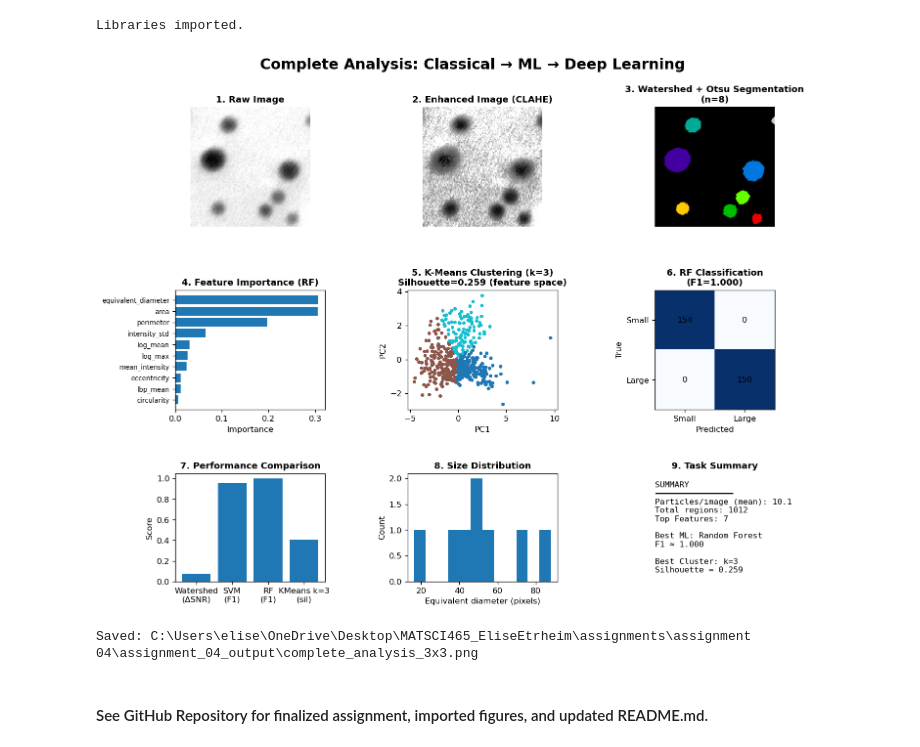
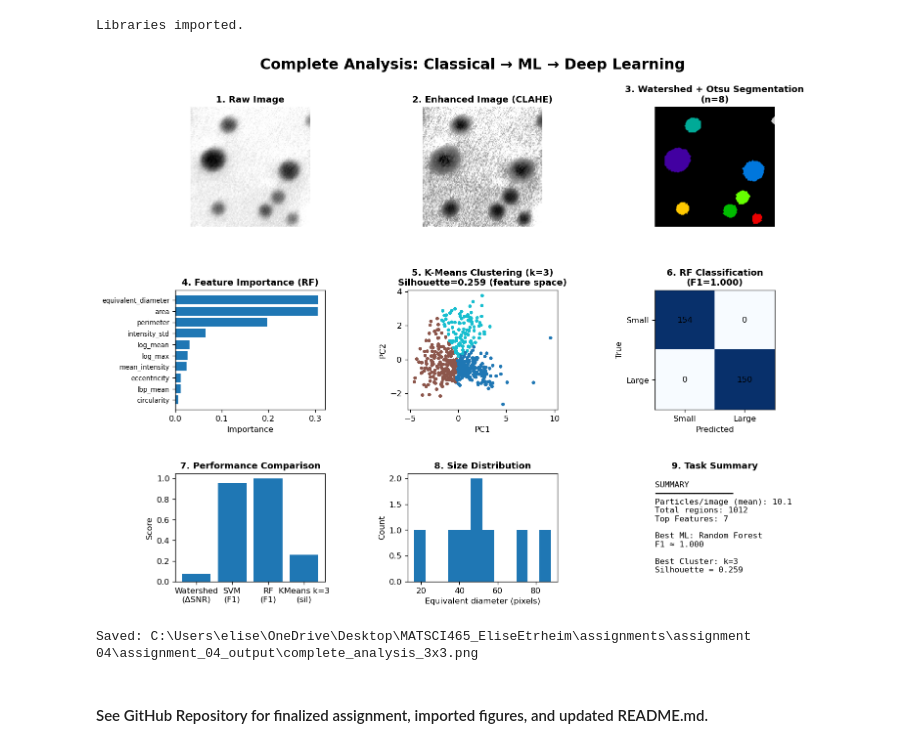
Before and after one commit to eliseetrheim/MSE465_EliseEtrheim, a Jupyter notebook: assignments/assignment 04/assignment_04_final.ipynb, the cells around one changed output. Saved outputs shown, nothing was run; the diff lists cells and outputs as text; code cells hidden in the pictures.

```diff
--- a/assignments/assignment 04/assignment_04_final.ipynb
+++ b/assignments/assignment 04/assignment_04_final.ipynb
@@ -1699,13 +1746,14 @@ plot_confusion_ax(
     y_test,
     y_pred_rf,
     title=f"6. RF Classification\n(F1={rf_f1_val:.3f})",
-    class_names=("Small", "Large"),   # matches your Task 2 labels
+    class_names=("Small", "Large"),   # matches Task 2 labels
     show_colorbar=False
 )
 
 # 7) Performance comparison
 ax7 = fig.add_subplot(gs[2, 0])
 labels_perf = ["Watershed\n(ΔSNR)", "SVM\n(F1)", "RF\n(F1)", f"KMeans k={K_SHOW}\n(sil)"]
+vals_perf = [watershed_score, svm_f1_val, rf_f1_val, k_sil]
 ax7.bar(range(len(vals_perf)), vals_perf)
 ax7.set_xticks(range(len(vals_perf)))
 ax7.set_xticklabels(labels_perf, rotation=0)
@@ -1723,34 +1771,34 @@ ax8.set_ylabel("Count")
 # 9) Summary text
 ax9 = fig.add_subplot(gs[2, 2])
 ax9.axis("off")
 
 mean_particles_per_image = df_feat.groupby("image_name").size().mean()
 
 summary_lines = f"""
 SUMMARY
 ━━━━━━━━━━━━━━━━
 Particles/image (mean): {mean_particles_per_image:.1f}
 Total regions: {len(df_feat)}
 Top Features: 7
 
 Best ML: Random Forest
 F1 ≈ {rf_f1_val:.3f}
 
 Best Cluster: k={K_SHOW}
 Silhouette = {k_sil:.3f}
 """
 
 ax9.text(0.1, 0.5, summary_lines, fontsize=10, family='monospace', verticalalignment='center')
 ax9.set_title('9. Task Summary', fontsize=11, fontweight='bold')
 
 # Final save
 panel_path = OUT_DIR / "complete_analysis_3x3.png"
 plt.savefig(panel_path, dpi=300, bbox_inches="tight")
 plt.show()
 
 print("Saved:", panel_path.resolve())
 # %% [output]
-[figure, old version]
+[figure, new version]
 Saved: C:\Users\elise\OneDrive\Desktop\MATSCI465_EliseEtrheim\assignments\assignment 04\assignment_04_output\complete_analysis_3x3.png
 # %% [markdown]
 #### See GitHub Repository for finalized assignment, imported figures, and updated README.md.
```
Also changed, not shown: parts of 13 cells of this notebook, 4 other files.
